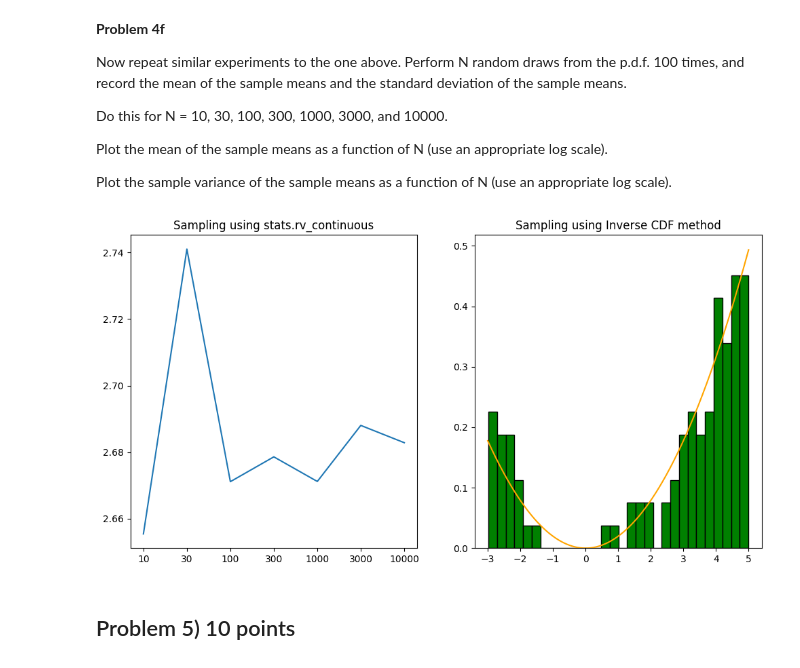
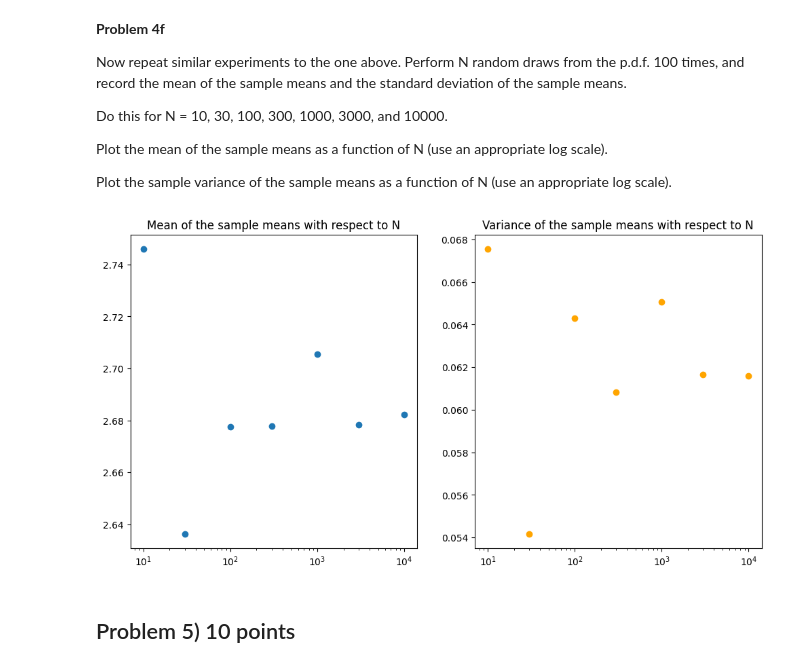
Before and after one commit to theheokboi/DATA_SCI-421, a Jupyter notebook: ProblemSet3.ipynb, the cells around one changed output. Drawn from its saved outputs; the diff is of its cells as text; code cells hidden in the pictures.

```diff
--- a/ProblemSet3.ipynb
+++ b/ProblemSet3.ipynb
@@ -369,39 +374,39 @@ Plot the mean of the sample means as a function of N (use an appropriate log sca
 
 Plot the sample variance of the sample means as a function of N (use an appropriate log scale).
 # %%
-def get_sample_mean_and_var(sample_size):
-    sample_means = [np.mean(sample_inverse_CDF(sample_size)) for _ in range(100)]
-    sample_std   = [np.std(sample_inverse_CDF(sample_size)) for _ in range(100)]
+def get_sample_mean_and_var(n_draws, sample_size=100):
+    sample_means = [np.mean(sample_inverse_CDF(sample_size)) for _ in range(n_draws)]
+    sample_std   = [np.std(sample_inverse_CDF(sample_size)) for _ in range(n_draws)]
 
     return sample_means, sample_std
 
-n_10_sample_100_mean, n_10_sample_100_std = get_sample_mean_and_var(10)
-n_30_sample_100_mean, n_30_sample_100_std = get_sample_mean_and_var(30)
-n_100_sample_100_mean, n_100_sample_100_std = get_sample_mean_and_var(100)
-n_300_sample_100_mean, n_300_sample_100_std = get_sample_mean_and_var(300)
-n_1000_sample_100_mean, n_1000_sample_100_std = get_sample_mean_and_var(1000)
-n_3000_sample_100_mean, n_3000_sample_100_std = get_sample_mean_and_var(3000)
-n_10000_sample_100_mean, n_10000_sample_100_std = get_sample_mean_and_var(10000)
+n_10_sample_100_mean, n_10_sample_100_std = get_sample_mean_and_var(n_draws=10)
+n_30_sample_100_mean, n_30_sample_100_std = get_sample_mean_and_var(n_draws=30)
+n_100_sample_100_mean, n_100_sample_100_std = get_sample_mean_and_var(n_draws=100)
+n_300_sample_100_mean, n_300_sample_100_std = get_sample_mean_and_var(n_draws=300)
+n_1000_sample_100_mean, n_1000_sample_100_std = get_sample_mean_and_var(n_draws=1000)
+n_3000_sample_100_mean, n_3000_sample_100_std = get_sample_mean_and_var(n_draws=3000)
+n_10000_sample_100_mean, n_10000_sample_100_std = get_sample_mean_and_var(n_draws=10000)
 # %%
 fig, ax = plt.subplots(1, 2, figsize=(12, 6))
 BINS = 30
 
-# plot datapoints from custom pdf with actual pdf
+
 means_wrt_N = [np.mean(sample_mean) for sample_mean in [n_10_sample_100_mean, n_30_sample_100_mean, n_100_sample_100_mean, n_300_sample_100_mean, n_1000_sample_100_mean, n_3000_sample_100_mean, n_10000_sample_100_mean]]
-x_ticks = ['10', '30', '100', '300', '1000', '3000', '10000']
-ax[0].plot(x_ticks, means_wrt_N)
-# ax[0].plot(x_axis, y_axis)
-ax[0].set_title('Sampling using stats.rv_continuous')
+N = [10, 30, 100, 300, 1000, 3000, 10000]
+ax[0].scatter(N, means_wrt_N)
+ax[0].set_xscale('log')
+ax[0].set_title('Mean of the sample means with respect to N')
 
-# plot datapoints from inverse cdf with actual pdf
-ax[1].hist(n_samples_100_icdf, bins=BINS, color='green', edgecolor='black', density=True)
-ax[1].plot(x_axis, y_axis, color='orange')
-ax[1].set_title('Sampling using Inverse CDF method')
-
+vars_wrt_N = [np.var(sample_mean) for sample_mean in [n_10_sample_100_mean, n_30_sample_100_mean, n_100_sample_100_mean, n_300_sample_100_mean, n_1000_sample_100_mean, n_3000_sample_100_mean, n_10000_sample_100_mean]]
+N = [10, 30, 100, 300, 1000, 3000, 10000]
+ax[1].scatter(N, vars_wrt_N, color='orange')
+ax[1].set_xscale('log')
+ax[1].set_title('Variance of the sample means with respect to N')
 
 plt.show()
 # %% [output]
-[figure, old version]
+[figure, new version]
 # %% [markdown]
 ## Problem 5) 10 points
 # %% [markdown]
```
Also changed, not shown: parts of 8 cells of this notebook, 1 other file.
